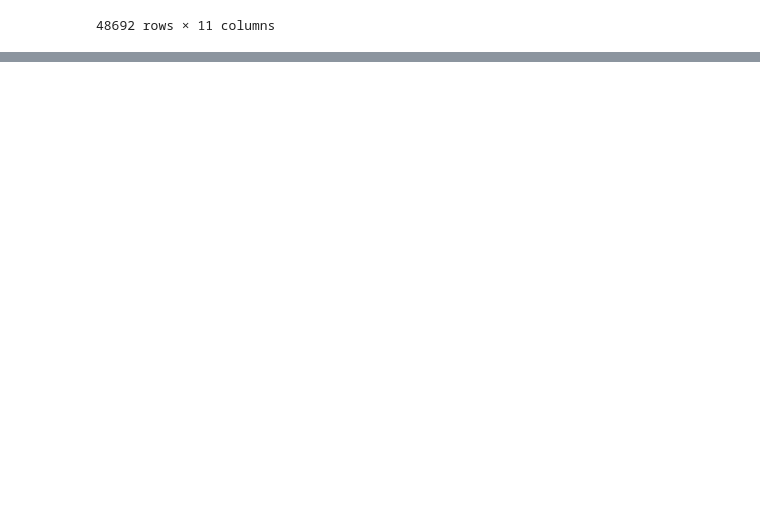
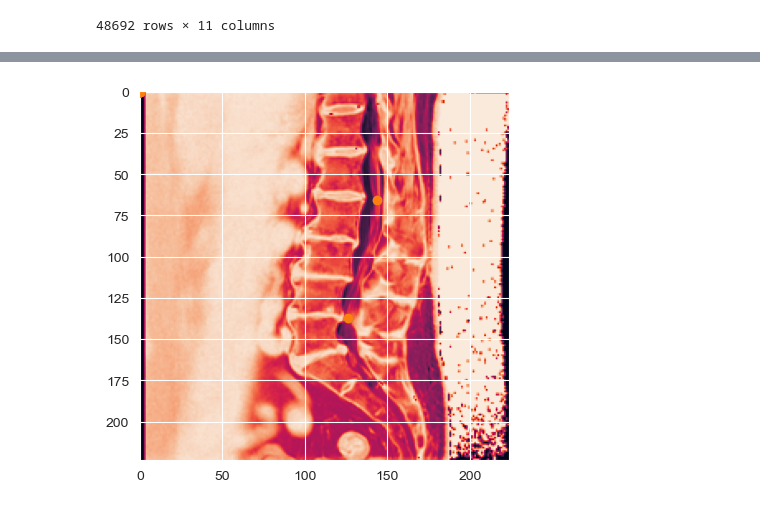
Before and after one commit to IDoCodingStuffs/python-doodles, a Jupyter notebook: rsna-2024/rsna-2024-inference.ipynb, the cells around one changed output, grey strips where cells are left out. Drawn from its saved outputs; the diff is of its cells as text; code cells hidden in the pictures; blank space fills up the shorter version.

Commit message:
Bugfix label per image implementation

```diff
--- a/rsna-2024/rsna-2024-inference.ipynb
+++ b/rsna-2024/rsna-2024-inference.ipynb
@@ -181,0 +243,24 @@ training_data[training_data["condition"] == "Spinal Canal Stenosis"].groupby(["s
+# %%
+trainloader, valloader, len_train, len_val = create_coordinate_datasets_and_loaders(training_data,
+                                                                                                 "Sagittal T2/STIR",
+                                                                                                 transform_val,
+                                                                                                 # Try overfitting first
+                                                                                                 transform_val,
+                                                                                                 data_basepath + "train_images",
+                                                                                                 num_workers=0,
+                                                                                                 batch_size=1)
+# %%
+for image, label in valloader:
+    x = [label[i] for i in range(0, len(label), 2)]
+    y = [label[i] for i in range(1, len(label), 2)]
+    plt.scatter(x, y)
+    plt.imshow(image.squeeze(0)[0])
+
+    x = [label[i] for i in range(0, len(label), 2)]
+    y = [label[i] for i in range(1, len(label), 2)]
+    plt.scatter(x, y)
+    plt.imshow(image.squeeze(0)[0])
+
+    break
+# %% [output]
+[figure, added]
```
Also changed, not shown: parts of 5 cells of this notebook, 3 other files.
